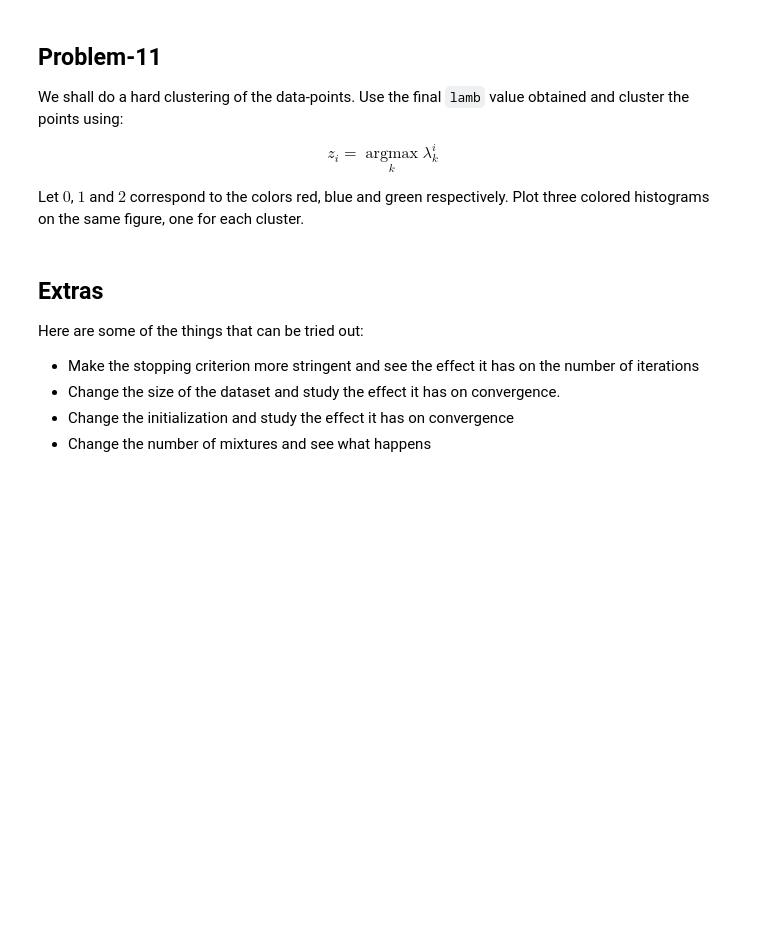
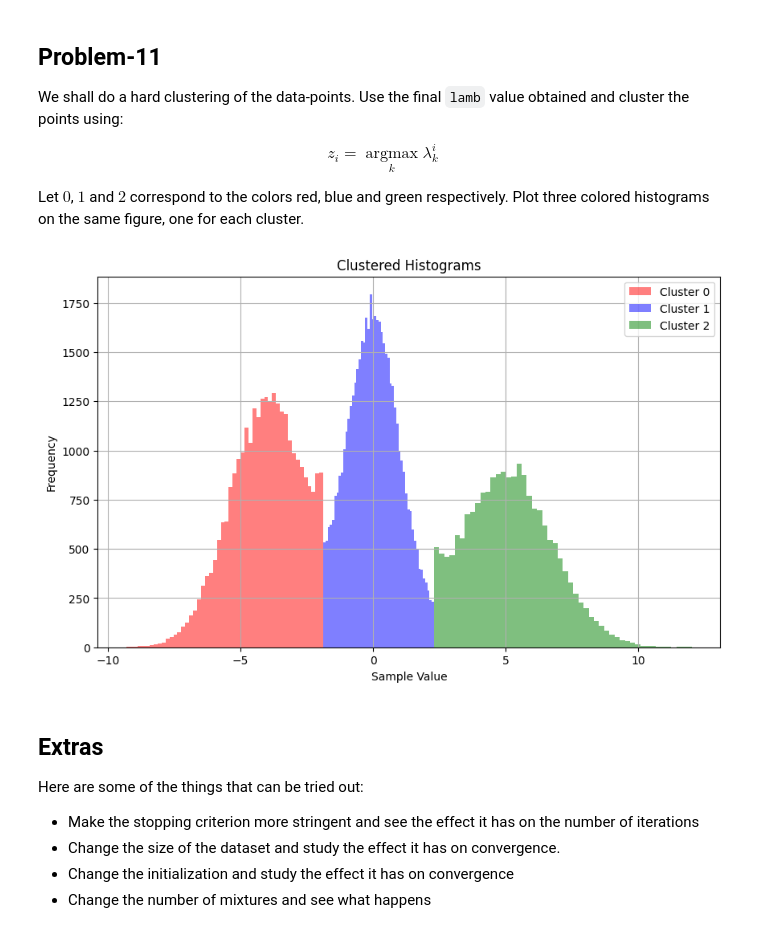
Before and after one commit to sonjaove/progg-and-DS-from-IITM, a Jupyter notebook: Copy_of_Week_4_part_2.ipynb, the cells around one changed output. Cells and saved outputs as stored; diff of their text form; code cells hidden in the pictures; blank space fills up the shorter version.

Commit message:
solved the prog assignment

```diff
--- a/Copy_of_Week_4_part_2.ipynb
+++ b/Copy_of_Week_4_part_2.ipynb
@@ -118,0 +249,9 @@ For the purposes of evaluation, compute the distance between $\boldsymbol{\theta
+# %%
+### Solution ###
+# Function to compute the distance between two theta vectors
+def distance(theta_t, theta_t1):
+    return np.linalg.norm(theta_t1 - theta_t)
+
+# Compute the distance between theta_0 and theta_1
+dist = distance(theta_0, theta_1)
+round(dist, 2)
@@ -155,0 +324,14 @@ Let $\boldsymbol{\theta}^{*}$ be the parameter at convergence. Compute the dista
+# %%
+### Solution ###
+# True parameter vector
+theta_true = np.array([-4, 0, 5, 2, 1, 3, 0.3, 0.5, 0.2])
+
+# Run the EM algorithm to get the final theta at convergence
+theta_star = theta_0
+for _ in range(iterations_to_convergence):
+    lamb = estep(theta_star, X)
+    theta_star = mstep(lamb, X)
+
+# Compute the distance between theta_star and the true parameter vector
+final_distance = distance(theta_star, theta_true)
+round(final_distance, 2)
@@ -168,3 +350,25 @@ Let $0$, $1$ and $2$ correspond to the colors red, blue and green respectively.
+# %%
+### Solution ###
+# Hard clustering: Assign each point to the cluster with the highest lambda value
+z = np.argmax(lamb, axis=1)
+
+# Colors for each cluster: 0 -> red, 1 -> blue, 2 -> green
+colors = ['red', 'blue', 'green']
+
+# Plot histograms for each cluster
+plt.figure(figsize=(10, 6))
+
+for k in range(3):
+    plt.hist(X[z == k], bins=50, alpha=0.5, color=colors[k], label=f'Cluster {k}')
+
+plt.title('Clustered Histograms')
+plt.xlabel('Sample Value')
+plt.ylabel('Frequency')
+plt.legend()
+plt.grid(True)
+plt.show()
+# %% [output]
+[figure, added]
 # %% [markdown]
 ## Extras
 
```
Also changed, not shown: parts of 20 cells of this notebook.
